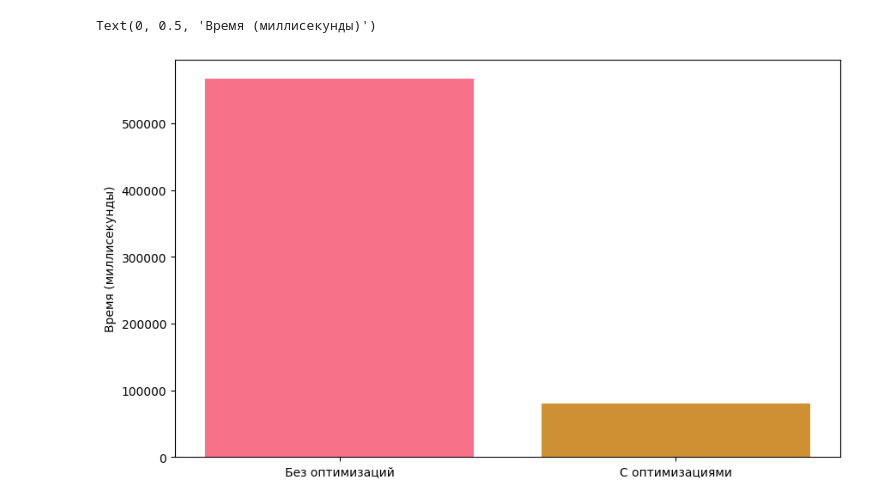
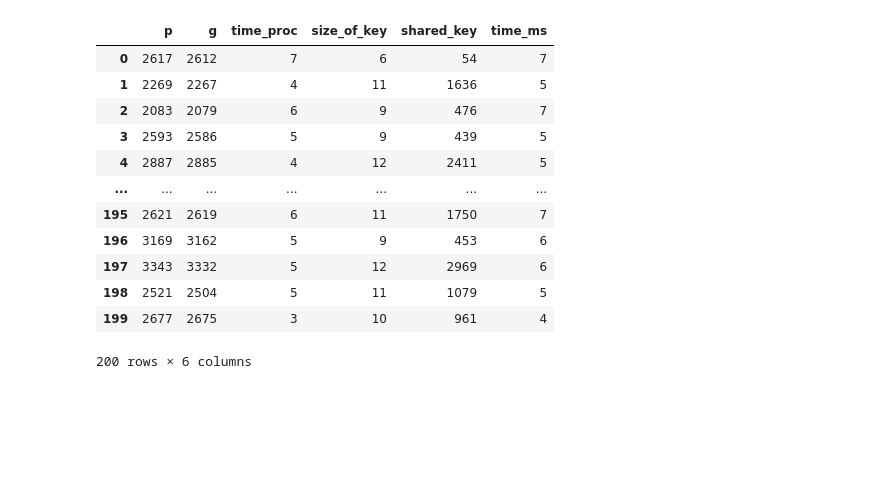
Before and after one commit to GeeZiX84/ECDH, a Jupyter notebook: analitycs.ipynb, the cells around one changed output. Drawn from its saved outputs; the diff is of its cells as text; code cells hidden in the pictures; blank space fills up the shorter version.

```diff
--- a/analitycs.ipynb
+++ b/analitycs.ipynb
@@ -39,8 +16,16 @@ T_A2 = c2["Time"].str.extract(r'(\d+)').astype(int).sum()
-# %%
-
-plt.figure(figsize=(10, 6))
-plt.bar(['Без оптимизаций', 'С оптимизациями'], [T_A.values[0], T_A2.values[0]], color=sns.color_palette("husl", 8)[:2])
-plt.ylabel('Время (миллисекунды)')
-# %% [output]
-Text(0, 0.5, 'Время (миллисекунды)')
-[figure, removed]
+# %%
+df
+# %% [output]
+|  | p | g | time_proc | size_of_key | shared_key | time_ms |
+| 0 | 2617 | 2612 | 7 | 6 | 54 | 7 |
+| 1 | 2269 | 2267 | 4 | 11 | 1636 | 5 |
+| 2 | 2083 | 2079 | 6 | 9 | 476 | 7 |
+| 3 | 2593 | 2586 | 5 | 9 | 439 | 5 |
+| 4 | 2887 | 2885 | 4 | 12 | 2411 | 5 |
+| ... | ... | ... | ... | ... | ... | ... |
+| 195 | 2621 | 2619 | 6 | 11 | 1750 | 7 |
+| 196 | 3169 | 3162 | 5 | 9 | 453 | 6 |
+| 197 | 3343 | 3332 | 5 | 12 | 2969 | 6 |
+| 198 | 2521 | 2504 | 5 | 11 | 1079 | 5 |
+| 199 | 2677 | 2675 | 3 | 10 | 961 | 4 |
+200 rows × 6 columns
```
Also changed, not shown: parts of 5 cells of this notebook, 14 other files.
